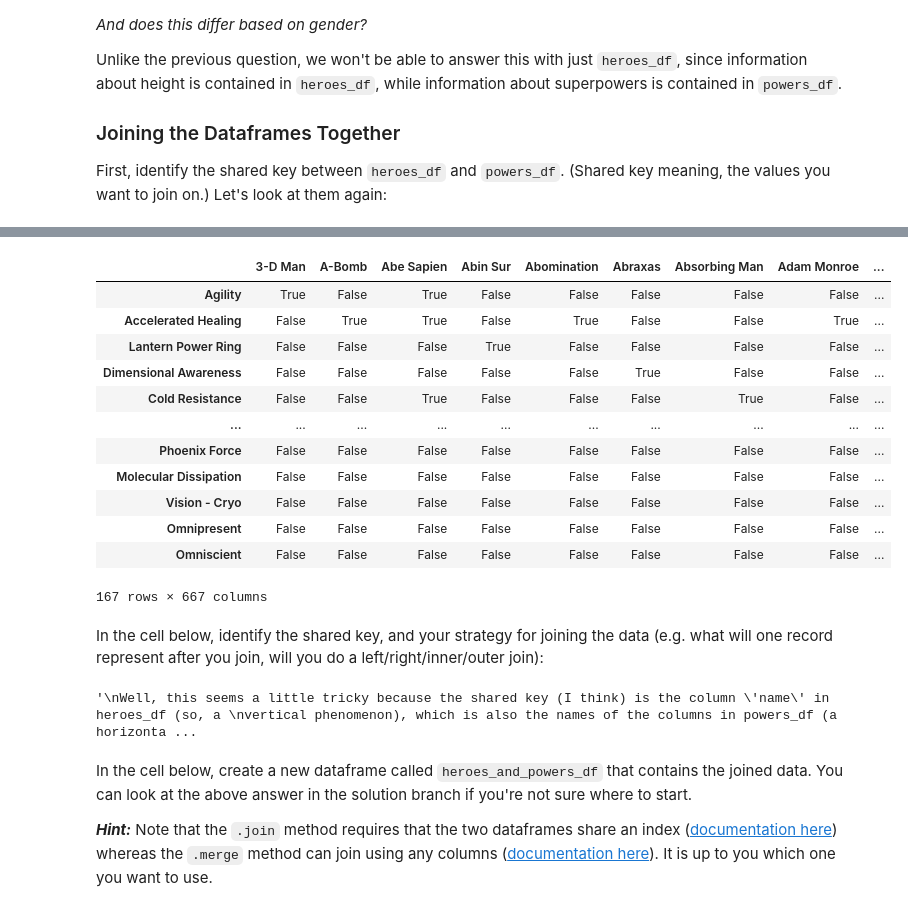
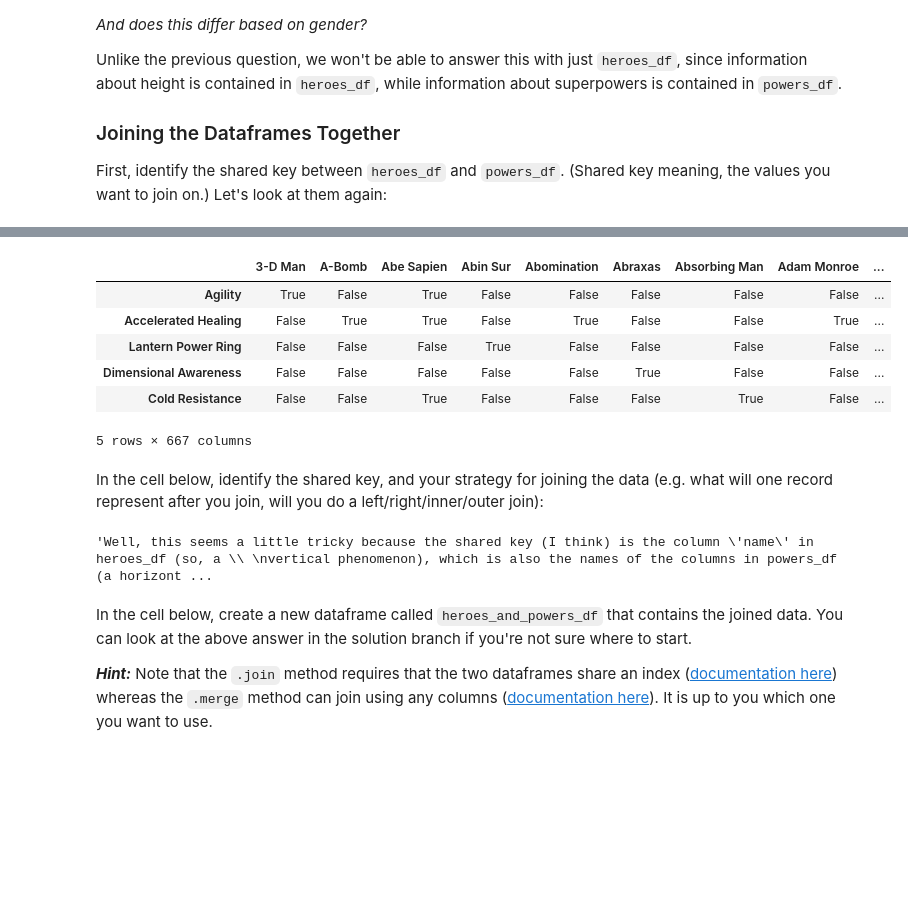
Before and after one commit to joeldmott/dsc-pandas-data-cleaning-lab, a Jupyter notebook: index.ipynb, the cells around one changed output, grey strips where cells are left out. Cells and saved outputs as stored; diff of their text form; code cells hidden in the pictures; blank space fills up the shorter version.

```diff
--- a/index.ipynb
+++ b/index.ipynb
@@ -473,34 +477,24 @@ heroes_df
 # %%
 # Run this cell without changes
-powers_df
+powers_df.head()
 # %% [output]
 |  | 3-D Man | A-Bomb | Abe Sapien | Abin Sur | Abomination | Abraxas | Absorbing Man | Adam Monroe | ... |
 | Agility | True | False | True | False | False | False | False | False | ... |
 | Accelerated Healing | False | True | True | False | True | False | False | True | ... |
 | Lantern Power Ring | False | False | False | True | False | False | False | False | ... |
 | Dimensional Awareness | False | False | False | False | False | True | False | False | ... |
 | Cold Resistance | False | False | True | False | False | False | True | False | ... |
-| ... | ... | ... | ... | ... | ... | ... | ... | ... | ... |
-| Phoenix Force | False | False | False | False | False | False | False | False | ... |
-| Molecular Dissipation | False | False | False | False | False | False | False | False | ... |
-| Vision - Cryo | False | False | False | False | False | False | False | False | ... |
-| Omnipresent | False | False | False | False | False | False | False | False | ... |
-| Omniscient | False | False | False | False | False | False | False | False | ... |
-167 rows × 667 columns
+5 rows × 667 columns
 # %% [markdown]
 In the cell below, identify the shared key, and your strategy for joining the data (e.g. what will one record represent after you join, will you do a left/right/inner/outer join):
 # %%
 # Replace None with appropriate text
-"""
-Well, this seems a little tricky because the shared key (I think) is the column 'name' in heroes_df (so, a
-vertical phenomenon), which is also the names of the columns in powers_df (a horizontal phenomenon).
-
-Maybe I can find a way to reorganize powers_df to "flip" the rows and columns? Then I could do an
-"inner" join to make a heroes_with_powers_df that included all this information.
-
-"""
+"""Well, this seems a little tricky because the shared key (I think) is the column 'name' in heroes_df (so, a \
+vertical phenomenon), which is also the names of the columns in powers_df (a horizontal phenomenon). \
+Maybe I can find a way to reorganize powers_df to "flip" the rows and columns? Then, I could do an \
+"inner" join to make a heroes_with_powers_df that included all this information."""
 # %% [output]
-'\nWell, this seems a little tricky because the shared key (I think) is the column \'name\' in heroes_df (so, a \nvertical phenomenon), which is also the names of the columns in powers_df (a horizonta ...
+'Well, this seems a little tricky because the shared key (I think) is the column \'name\' in heroes_df (so, a \\ \nvertical phenomenon), which is also the names of the columns in powers_df (a horizont ...
 # %% [markdown]
 In the cell below, create a new dataframe called `heroes_and_powers_df` that contains the joined data. You can look at the above answer in the solution branch if you're not sure where to start.
 
```
Also changed, not shown: parts of 40 cells of this notebook.
